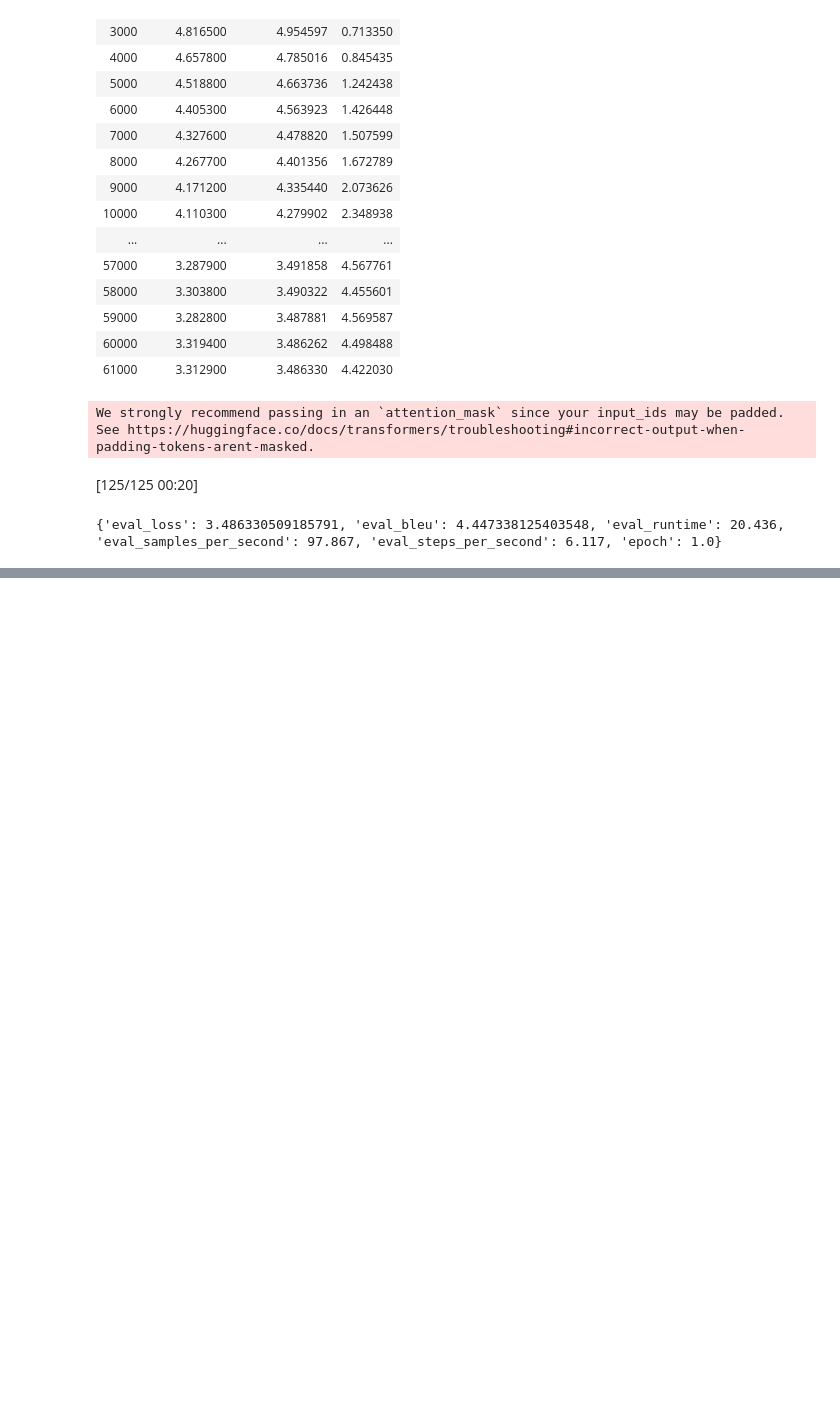
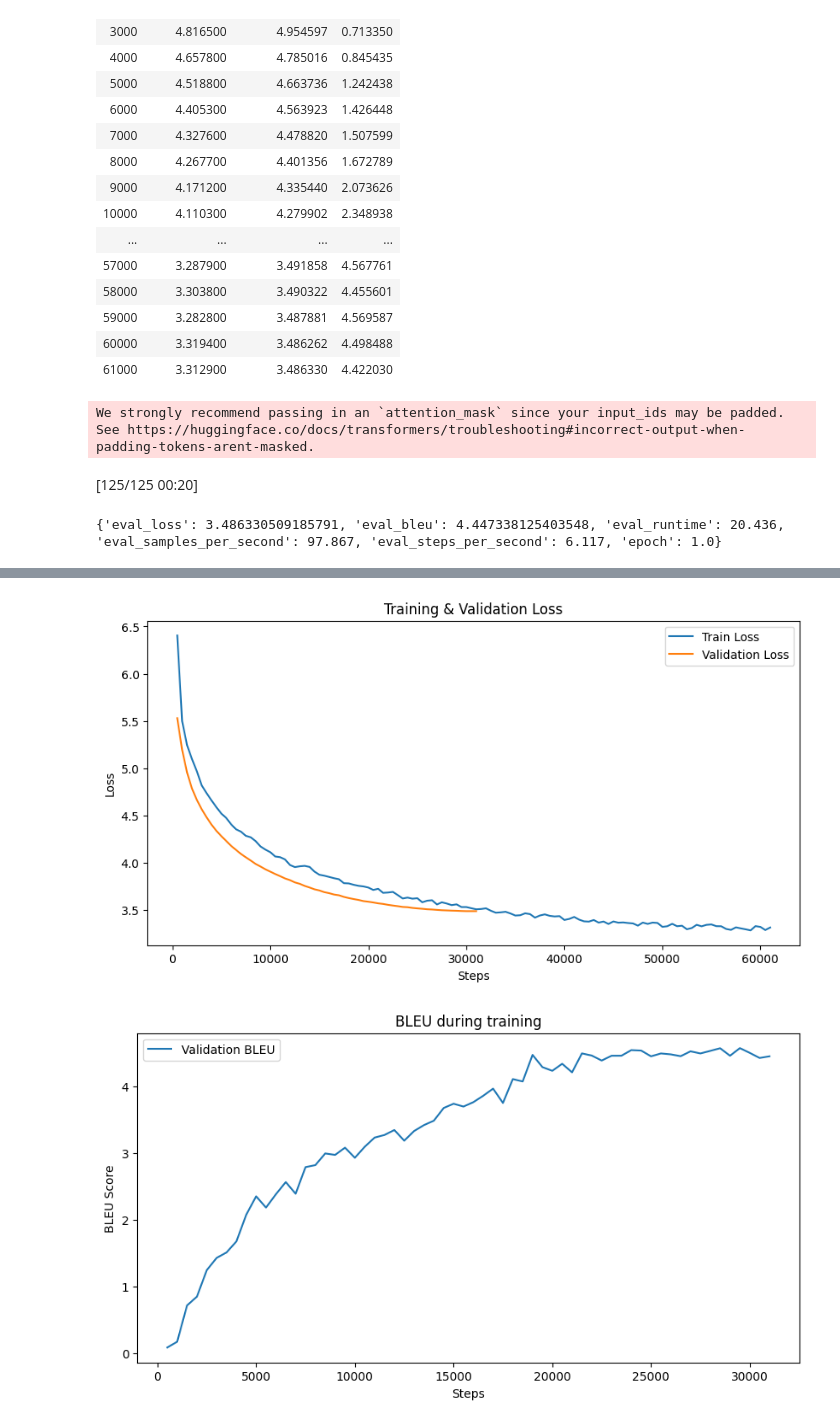
Before and after one commit to sllakshancc/indic-mt-sltm, a Jupyter notebook: gpe_mt_colab.ipynb, the cells around one changed output, grey strips where cells are left out. Drawn from its saved outputs; the diff is of its cells as text; code cells hidden in the pictures; blank space fills up the shorter version.

```diff
--- a/gpe_mt_colab.ipynb
+++ b/gpe_mt_colab.ipynb
@@ -782,0 +753,41 @@ PRED: මගේ කයේම ශය කරන්න පුළුවන් මට
+# %%
+import matplotlib.pyplot as plt
+
+# After training
+history = trainer.state.log_history
+
+steps = []
+train_loss = []
+eval_loss = []
+bleu = []
+
+for record in history:
+    if "loss" in record.keys() and "step" in record.keys():
+        steps.append(record["step"])
+        train_loss.append(record["loss"])
+    if "eval_loss" in record.keys():
+        eval_loss.append(record["eval_loss"])
+    if "eval_bleu" in record.keys():
+        bleu.append(record["eval_bleu"])
+
+plt.figure(figsize=(10,5))
+plt.plot(steps[:len(train_loss)], train_loss, label="Train Loss")
+if eval_loss:
+    plt.plot(steps[:len(eval_loss)], eval_loss, label="Validation Loss")
+plt.xlabel("Steps")
+plt.ylabel("Loss")
+plt.legend()
+plt.title("Training & Validation Loss")
+plt.show()
+
+if bleu:
+    plt.figure(figsize=(10,5))
+    plt.plot(steps[:len(bleu)], bleu, label="Validation BLEU")
+    plt.xlabel("Steps")
+    plt.ylabel("BLEU Score")
+    plt.legend()
+    plt.title("BLEU during training")
+    plt.show()
+# %% [output]
+[figure, added]
+[figure, added]
```
Also changed, not shown: parts of 6 cells of this notebook.
